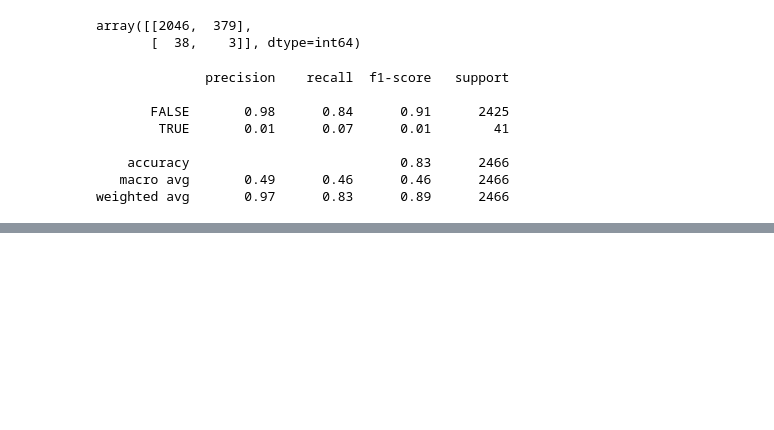
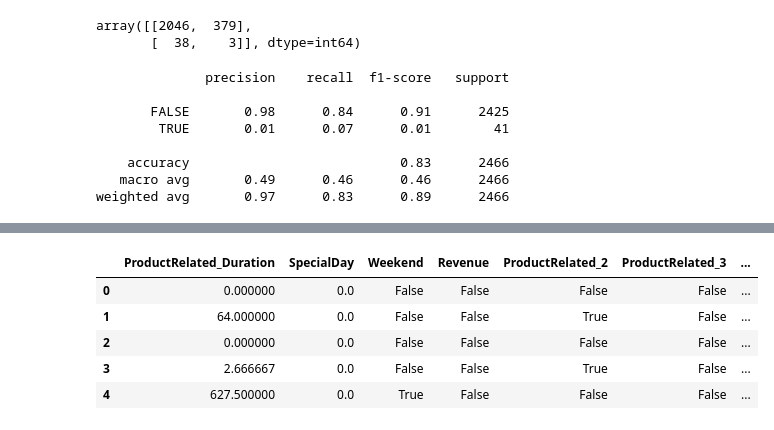
Before and after one commit to eliu14/project4_bootcamp, a Jupyter notebook: KNN.ipynb, the cells around one changed output, grey strips where cells are left out. Drawn from its saved outputs; the diff is of its cells as text; code cells hidden in the pictures; blank space fills up the shorter version.

```diff
--- a/KNN.ipynb
+++ b/KNN.ipynb
@@ -192,0 +208,3 @@ weighted avg       0.97      0.83      0.89      2466
+# %%
+tf_df = pd.read_csv("./Resources/online_shoppers_intention.csv")
+tf_df.head()
@@ -192,0 +218,3 @@ weighted avg       0.97      0.83      0.89      2466
+# %%
+tf_df.drop(columns=["Administrative", "Administrative_Duration", "Informational", "Informational_Duration",
+                    "BounceRates", "ExitRates", "PageValues"], inplace=True)
@@ -192,0 +236,10 @@ weighted avg       0.97      0.83      0.89      2466
+# %%
+tf_df["TrafficType"].value_counts()
+traffic_type_to_replace = list(tf_df['TrafficType'].value_counts()[tf_df['TrafficType'].value_counts() < 200].index)
+
+# Replace in dataframe
+for type in traffic_type_to_replace:
+    tf_df['TrafficType'] = tf_df['TrafficType'].replace(type,"Other")
+
+# Check to make sure replacement was successful
+tf_df['TrafficType'].value_counts()
@@ -192,0 +260,10 @@ weighted avg       0.97      0.83      0.89      2466
+# %%
+tf_df['ProductRelated'].value_counts()[tf_df['ProductRelated'].value_counts() > 1]
+product_to_replace = list(tf_df['ProductRelated'].value_counts()[tf_df['ProductRelated'].value_counts() < 200].index)
+
+# Replace in dataframe
+for type in product_to_replace:
+    tf_df['ProductRelated'] = tf_df['ProductRelated'].replace(type,"Other")
+
+# Check to make sure replacement was successful
+tf_df['ProductRelated'].value_counts()
@@ -192,0 +288,11 @@ weighted avg       0.97      0.83      0.89      2466
+# %%
+# Convert categorical data to numeric with `pd.get_dummies`
+dummy_df = pd.get_dummies(tf_df, columns=["ProductRelated", "Month", "OperatingSystems", "Browser", "Region", "TrafficType", "VisitorType"], drop_first=True)
+dummy_df.head()
+# %% [output]
+|  | ProductRelated_Duration | SpecialDay | Weekend | Revenue | ProductRelated_2 | ProductRelated_3 | ... |
+| 0 | 0.000000 | 0.0 | False | False | False | False | ... |
+| 1 | 64.000000 | 0.0 | False | False | True | False | ... |
+| 2 | 0.000000 | 0.0 | False | False | False | False | ... |
+| 3 | 2.666667 | 0.0 | False | False | True | False | ... |
+| 4 | 627.500000 | 0.0 | True | False | False | False | ... |
```
Also changed, not shown: parts of 13 cells of this notebook.
